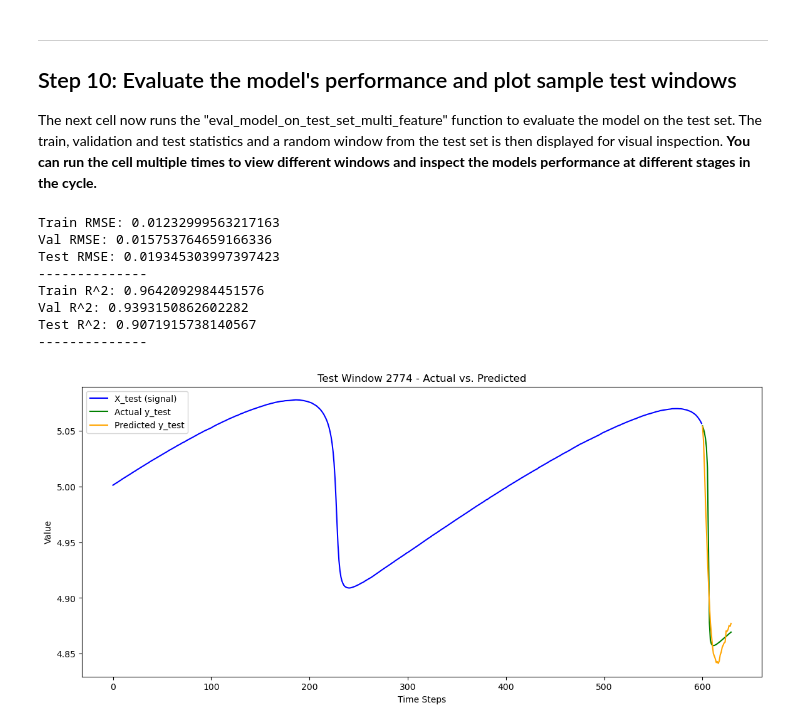
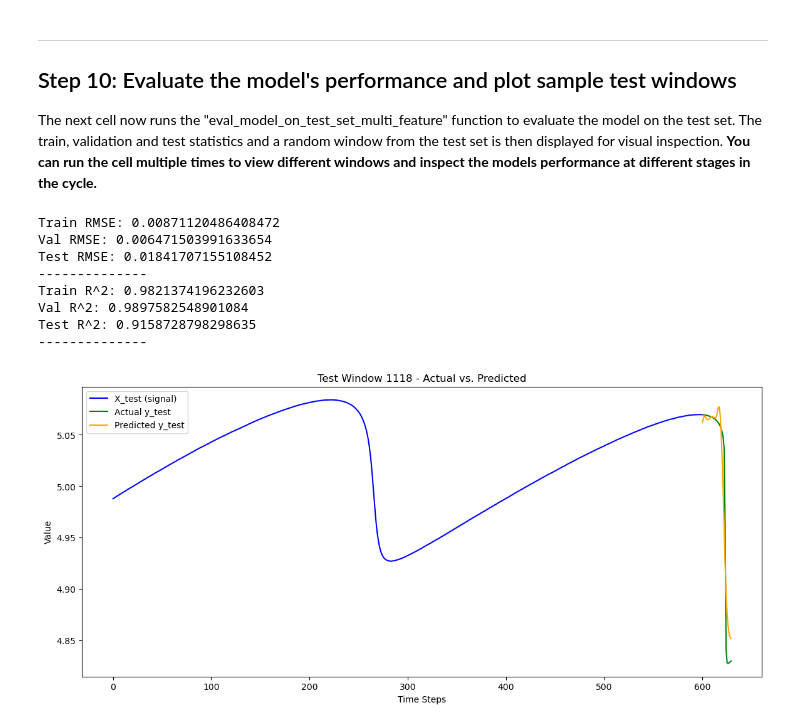
Before and after one commit to ai4er-cdt/earthquake-predictability, a Jupyter notebook: notebooks/AI4ER GTC - Slow Earthquake Time Series Forecasting.ipynb, the cells around one changed output. Saved outputs shown, nothing was run; the diff lists cells and outputs as text; code cells hidden in the pictures.

```diff
--- a/notebooks/AI4ER GTC - Slow Earthquake Time Series Forecasting.ipynb
+++ b/notebooks/AI4ER GTC - Slow Earthquake Time Series Forecasting.ipynb
@@ -402,7 +411,7 @@ _Note: it is highly recommended that you keep the "signal" input feature._
 
 The select_features function then creates a finalised data dictionary with tensors ready for training based on the input features selected.
 # %%
-features_to_keep = ["signal", "variance"]  # Include one or more of the following variables "signal", "variance", "first_derivative", "second_derivative", "steps_since_last_peak", "steps_since_last_trough"
+features_to_keep = ["signal", "first_derivative"]  # Include one or more of the following variables "signal", "variance", "first_derivative", "second_derivative", "steps_since_last_peak", "steps_since_last_trough"
 
 data_dict = select_features(data_dict_temp, features_to_keep)
 
@@ -439,7 +448,7 @@ ___
 model_type = "LSTM" # set to either LSTM or TCN
 
 # General hyperparameters
-N_EPOCHS = 30
+N_EPOCHS = 150
 HIDDEN_SIZE = 25
 
 # LSTM hyperparameters
@@ -459,16 +468,22 @@ if model_type == "LSTM":
     model = lstm.MultiStepLSTMSingleLayer(
         N_VARIATES, HIDDEN_SIZE, N_LAYERS, OUTPUT_SIZE, device
     ).to(device)
+    best_model = lstm.MultiStepLSTMSingleLayer(
+        N_VARIATES, HIDDEN_SIZE, N_LAYERS, OUTPUT_SIZE, device
+    ).to(device)
 
 elif model_type == "TCN":
 
     model = MultiStepTCN(N_VARIATES, LOOKBACK, OUTPUT_SIZE, [HIDDEN_SIZE], KERNEL_SIZE, DROPOUT).to(device)
+    best_model = MultiStepTCN(N_VARIATES, LOOKBACK, OUTPUT_SIZE, [HIDDEN_SIZE], KERNEL_SIZE, DROPOUT).to(device)
 # %% [markdown]
 **Now run the following cell to execute the "train_model_multi_feature" function, which will train the model.** The training loop will display the train and validation RMSE for each epoch and an estimated completion time. Once complete, the five best epochs and a graph of the train and validation RMSE and R<sup>2</sup> is displayed.
 
 _Note: if you receive a cuda out of memory error, try changing the model to a TCN and/or reducing the hidden_size. As a last resort, you can also increase the downsampling factor, which will significantly reduce the size of the data, however it will also mean that the model will not be transferrable to Cascadia._
 # %%
-results_dict = train_model_multi_feature(model, N_EPOCHS, data_dict, scaler_y, device)
+results_dict, best_results_dict = train_model_multi_feature(model, N_EPOCHS, data_dict, scaler_y, device, best_model)
+
+#### Code to print the top 5 epochs and RMSE and R2 charts ####
 
 # Identify and print the five lowest validation RMSEs and their corresponding epochs and R^2 values
 print("Five lowest validation RMSEs:")
@@ -509,28 +524,27 @@ ___
 
 The next cell now runs the "eval_model_on_test_set_multi_feature" function to evaluate the model on the test set. The train, validation and test statistics and a random window from the test set is then displayed for visual inspection. **You can run the cell multiple times to view different windows and inspect the models performance at different stages in the cycle.**
 # %%
-
-results_dict = eval_model_on_test_set_multi_feature(
-    model, results_dict, data_dict, scaler_y, device
+best_results_dict = eval_model_on_test_set_multi_feature(
+    best_model, best_results_dict, data_dict, scaler_y, device
 )
 
-print("Train RMSE:", results_dict["train_rmse_list"][-1])
-print("Val RMSE:", results_dict["val_rmse_list"][-1])
-print("Test RMSE:", results_dict["test_rmse_list"])
+print("Train RMSE:", best_results_dict["train_rmse"])
+print("Val RMSE:", best_results_dict["val_rmse"])
+print("Test RMSE:", best_results_dict["test_rmse"])
 print("--------------")
-print("Train R^2:", results_dict["train_r2_list"][-1])
-print("Val R^2:", results_dict["val_r2_list"][-1])
-print("Test R^2:", results_dict["test_r2_list"])
+print("Train R^2:", best_results_dict["train_r2"])
+print("Val R^2:", best_results_dict["val_r2"])
+print("Test R^2:", best_results_dict["test_r2"])
 print("--------------")
 
-plot_random_test_window(data_dict, results_dict)
+plot_random_test_window(data_dict, best_results_dict)
 # %% [output]
-Train RMSE: 0.01232999563217163
-Val RMSE: 0.015753764659166336
-Test RMSE: 0.019345303997397423
+Train RMSE: 0.00871120486408472
+Val RMSE: 0.006471503991633654
+Test RMSE: 0.01841707155108452
 --------------
-Train R^2: 0.9642092984451576
-Val R^2: 0.9393150862602282
-Test R^2: 0.9071915738140567
+Train R^2: 0.9821374196232603
+Val R^2: 0.9897582548901084
+Test R^2: 0.9158728798298635
 --------------
-[figure, old version]
+[figure, new version]
```
Also changed, not shown: parts of 11 cells of this notebook, 2 other files.
